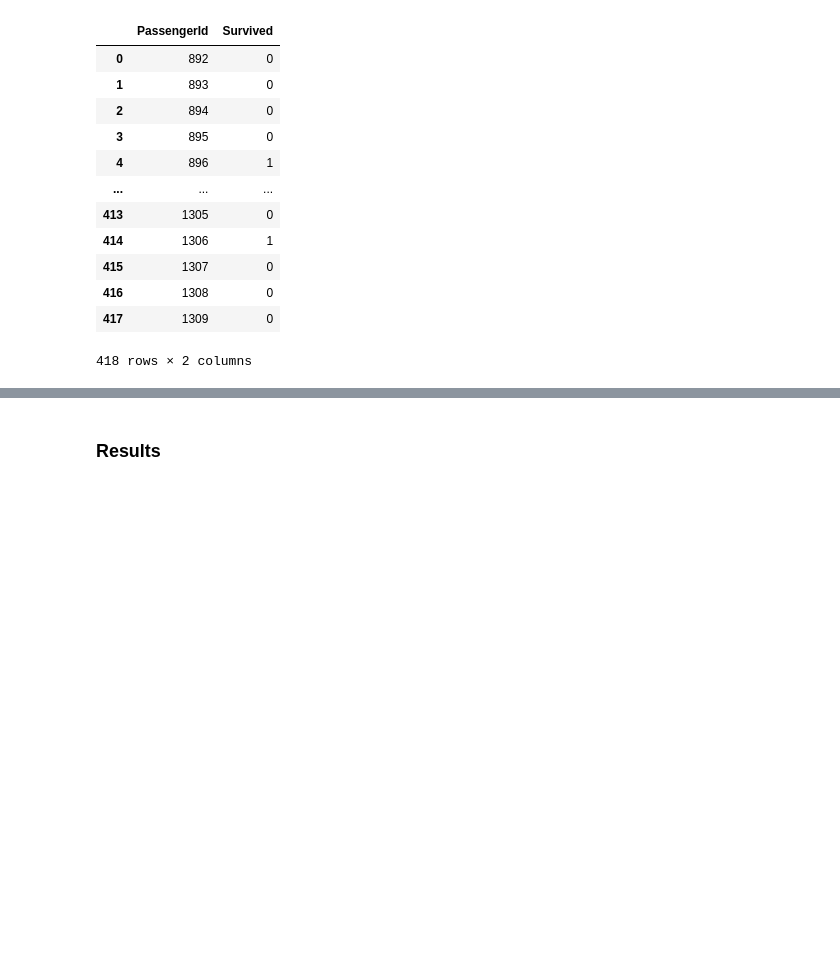
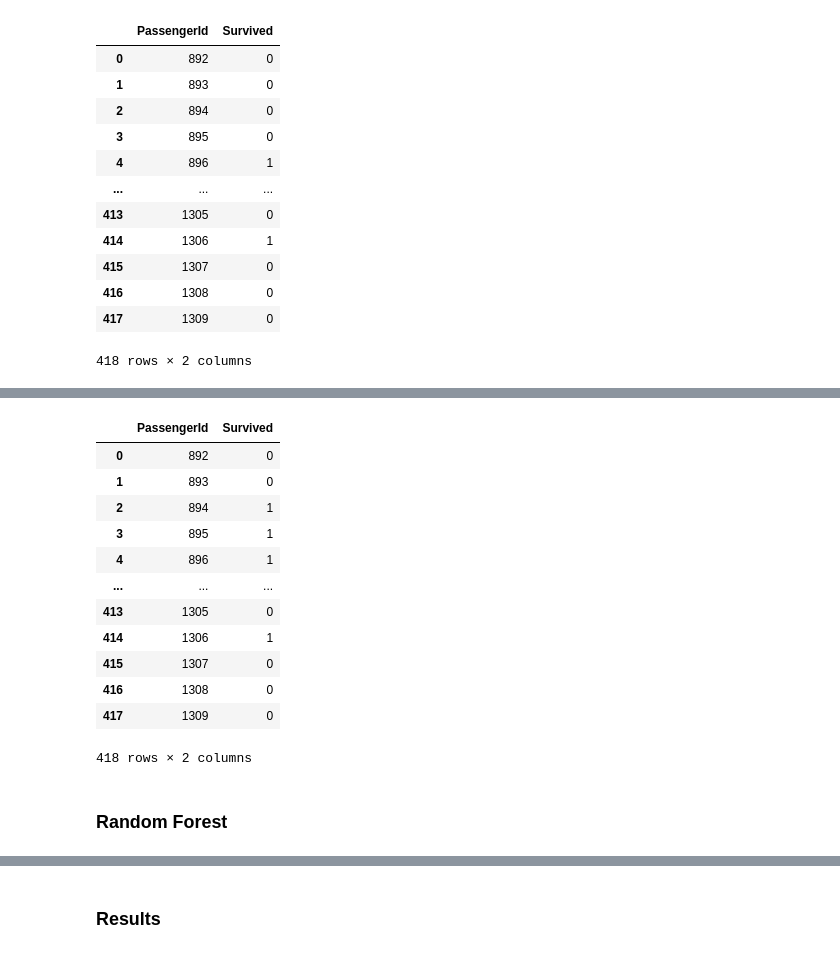
Before and after one commit to zainasir/ClassificationTitanic, a Jupyter notebook: ml_model.ipynb, the cells around one changed output, grey strips where cells are left out. Cells and saved outputs as stored; diff of their text form; code cells hidden in the pictures; blank space fills up the shorter version.

```diff
--- a/ml_model.ipynb
+++ b/ml_model.ipynb
@@ -328,0 +403,28 @@ output_df.to_csv('predicted_data', index=False)
+# %%
+# Import necessary library and fit the model
+
+from sklearn.tree import DecisionTreeClassifier
+decision_tree_classifier = DecisionTreeClassifier(criterion = 'entropy', random_state = 0)
+decision_tree_classifier.fit(X_train, y_train)
+decision_tree_prediction = decision_tree_classifier.predict(X_test)
+# %%
+# Save prediction as a numpy array, and convert to pandas DataFrame
+
+output_data = np.stack((np.array(test_data['PassengerId']), decision_tree_prediction), axis=1)
+output_df = pd.DataFrame(data=output_data, columns = ['PassengerId', 'Survived'])
+
+display(output_df)
+# %% [output]
+|  | PassengerId | Survived |
+| 0 | 892 | 0 |
+| 1 | 893 | 0 |
+| 2 | 894 | 1 |
+| 3 | 895 | 1 |
+| 4 | 896 | 1 |
+| ... | ... | ... |
+| 413 | 1305 | 0 |
+| 414 | 1306 | 1 |
+| 415 | 1307 | 0 |
+| 416 | 1308 | 0 |
+| 417 | 1309 | 0 |
+418 rows × 2 columns
@@ -328,0 +435,2 @@ output_df.to_csv('predicted_data', index=False)
+# %% [markdown]
+### Random Forest
```
Also changed, not shown: parts of 24 cells of this notebook, 6 other files.
